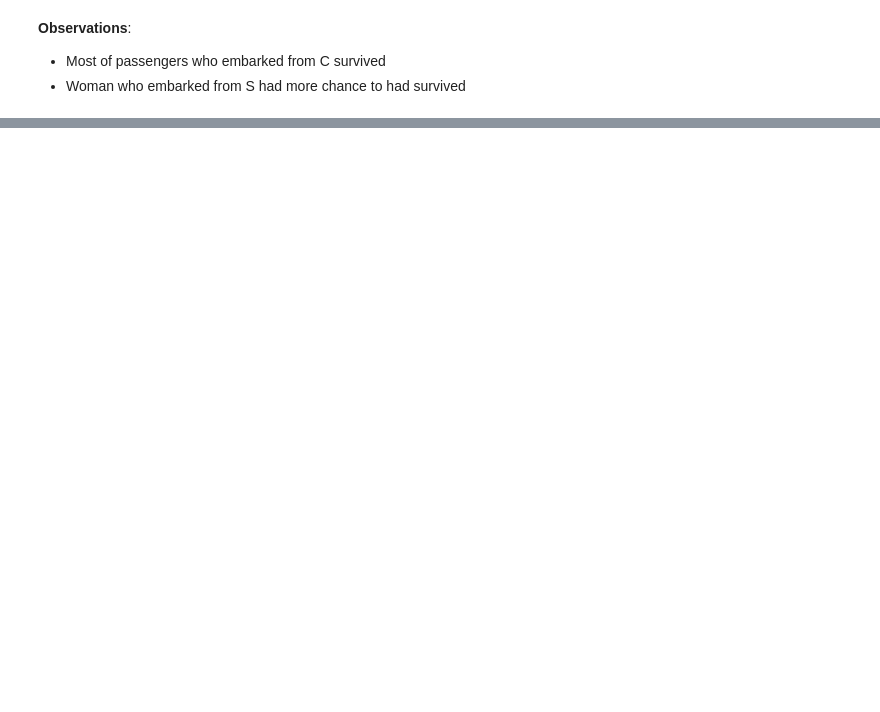
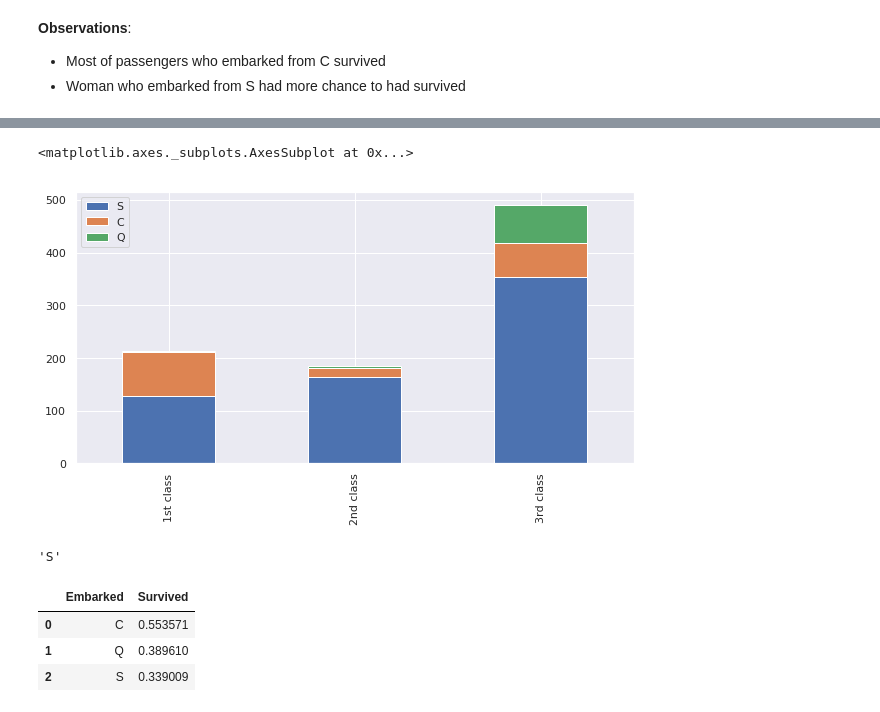
Before and after one commit to naiieandrade/titanic, a Jupyter notebook: titanic-solution.ipynb, the cells around one changed output, grey strips where cells are left out. Drawn from its saved outputs; the diff is of its cells as text; code cells hidden in the pictures; blank space fills up the shorter version.

```diff
--- a/titanic-solution.ipynb
+++ b/titanic-solution.ipynb
@@ -347,0 +452,7 @@ grid.add_legend()
+# %%
+# Drop columns Name and PassengerID, now we have title
+
+train = train.drop(['Name', 'PassengerId'], axis=1)
+test = test.drop(['Name'], axis=1)
+combine = [train, test]
+train.shape, test.shape
@@ -347,0 +552,6 @@ grid.add_legend()
+# %%
+train = train.drop(['Parch', 'SibSp', 'FamilySize'], axis=1)
+test = test.drop(['Parch', 'SibSp', 'FamilySize'], axis=1)
+combine = [train, test]
+
+train.head()
@@ -347,0 +565,31 @@ grid.add_legend()
+# %%
+# Print who embarked from where and what class was
+
+Pclass1 = train[train['Pclass']==1]['Embarked'].value_counts()
+Pclass2 = train[train['Pclass']==2]['Embarked'].value_counts()
+Pclass3 = train[train['Pclass']==3]['Embarked'].value_counts()
+df = pd.DataFrame([Pclass1, Pclass2, Pclass3])
+df.index = ['1st class', '2nd class','3rd class']
+df.plot(kind='bar', stacked=True, figsize=(10,5))
+# %% [output]
+<matplotlib.axes._subplots.AxesSubplot at 0x...>
+[figure, added]
+# %%
+# more than 50% embarked from S, so to correct data put S in missing values
+
+freq_emb = train.Embarked.dropna().mode()[0]
+freq_emb
+# %% [output]
+'S'
+# %%
+# Print relation who survived and where embarked, and its possible to see that C > .5
+
+for dataset in combine:
+    dataset['Embarked'] = dataset['Embarked'].fillna(freq_emb)
+
+train[['Embarked','Survived']].groupby(['Embarked'], as_index=False).mean().sort_values(by='Survived', ascending=False)
+# %% [output]
+|  | Embarked | Survived |
+| 0 | C | 0.553571 |
+| 1 | Q | 0.389610 |
+| 2 | S | 0.339009 |
```
Also changed, not shown: parts of 27 cells of this notebook.
